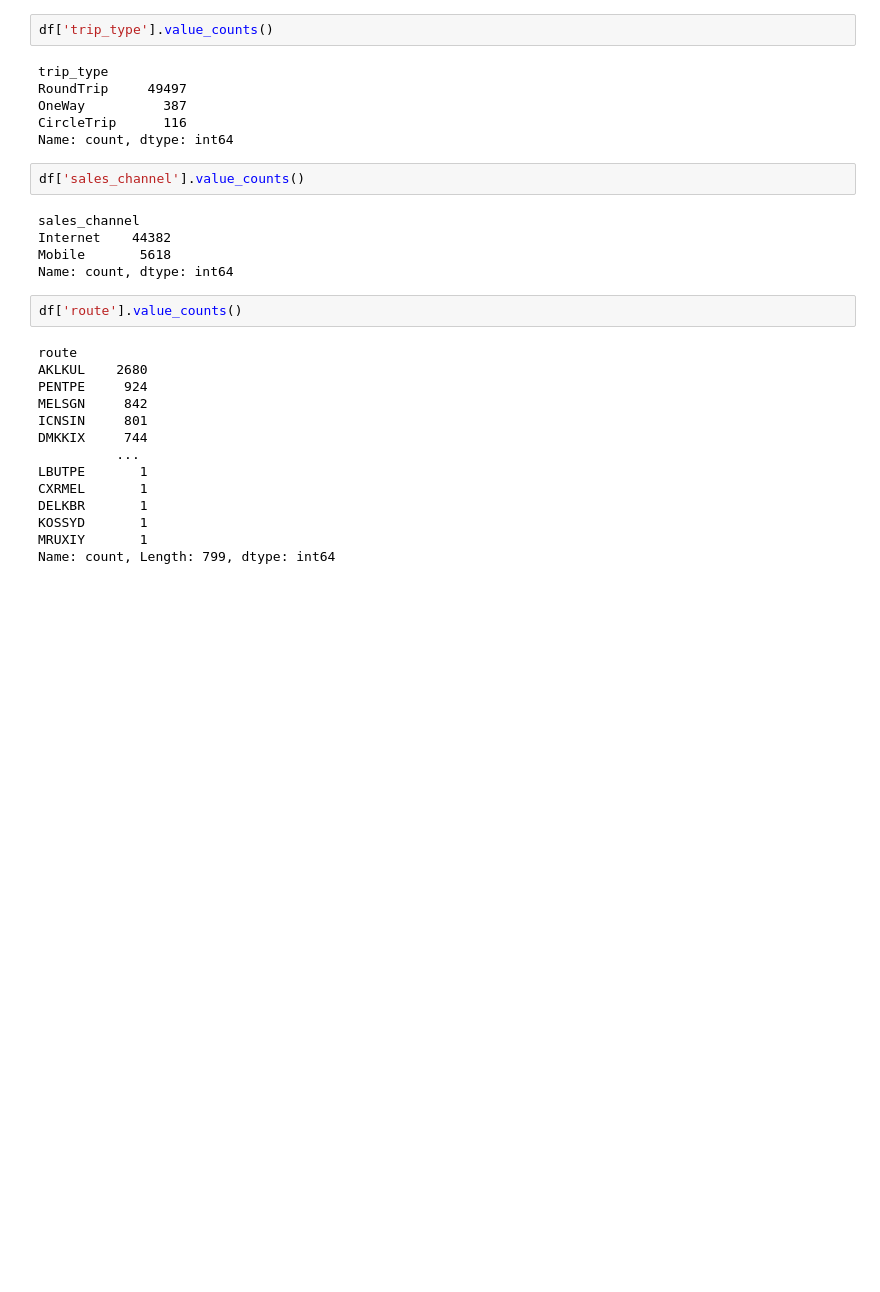
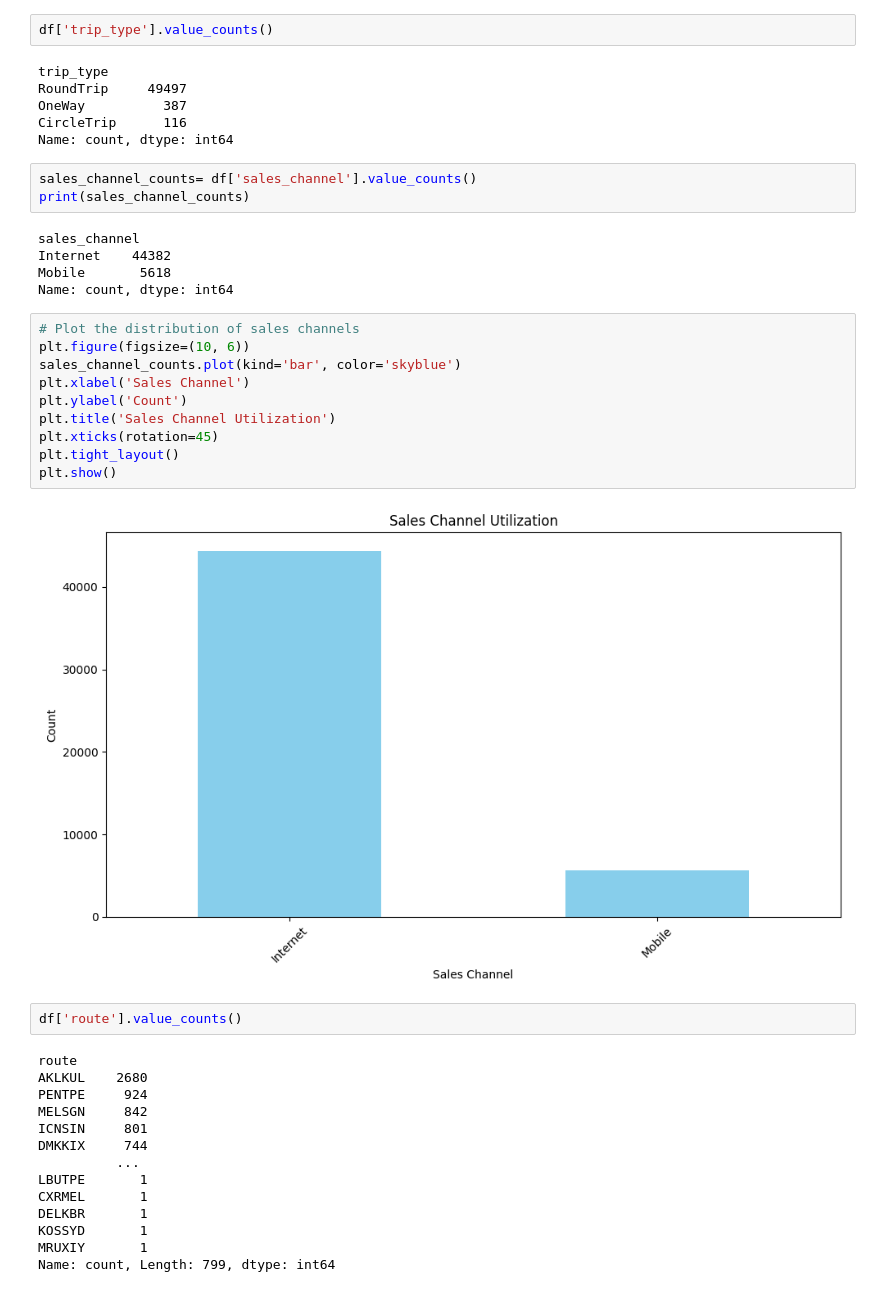
Before and after one commit to daameya/BritishAirway-Data-Analysis, a Jupyter notebook: Getting Started_task_2.ipynb, the cells around one changed output. Cells and saved outputs as stored; diff of their text form; blank space fills up the shorter version.

```diff
--- a/Getting Started_task_2.ipynb
+++ b/Getting Started_task_2.ipynb
@@ -121,13 +127,26 @@ RoundTrip     49497
 OneWay          387
 CircleTrip      116
 Name: count, dtype: int64
-# %%
-df['sales_channel'].value_counts()
-# %% [output]
-sales_channel
-Internet    44382
-Mobile       5618
-Name: count, dtype: int64
+# %%
+sales_channel_counts= df['sales_channel'].value_counts()
+print(sales_channel_counts)
+# %% [output]
+sales_channel
+Internet    44382
+Mobile       5618
+Name: count, dtype: int64
+# %%
+# Plot the distribution of sales channels
+plt.figure(figsize=(10, 6))
+sales_channel_counts.plot(kind='bar', color='skyblue')
+plt.xlabel('Sales Channel')
+plt.ylabel('Count')
+plt.title('Sales Channel Utilization')
+plt.xticks(rotation=45)
+plt.tight_layout()
+plt.show()
+# %% [output]
+[figure, added]
 # %%
 df['route'].value_counts()
 # %% [output]
```
Also changed, not shown: parts of 34 cells of this notebook.
